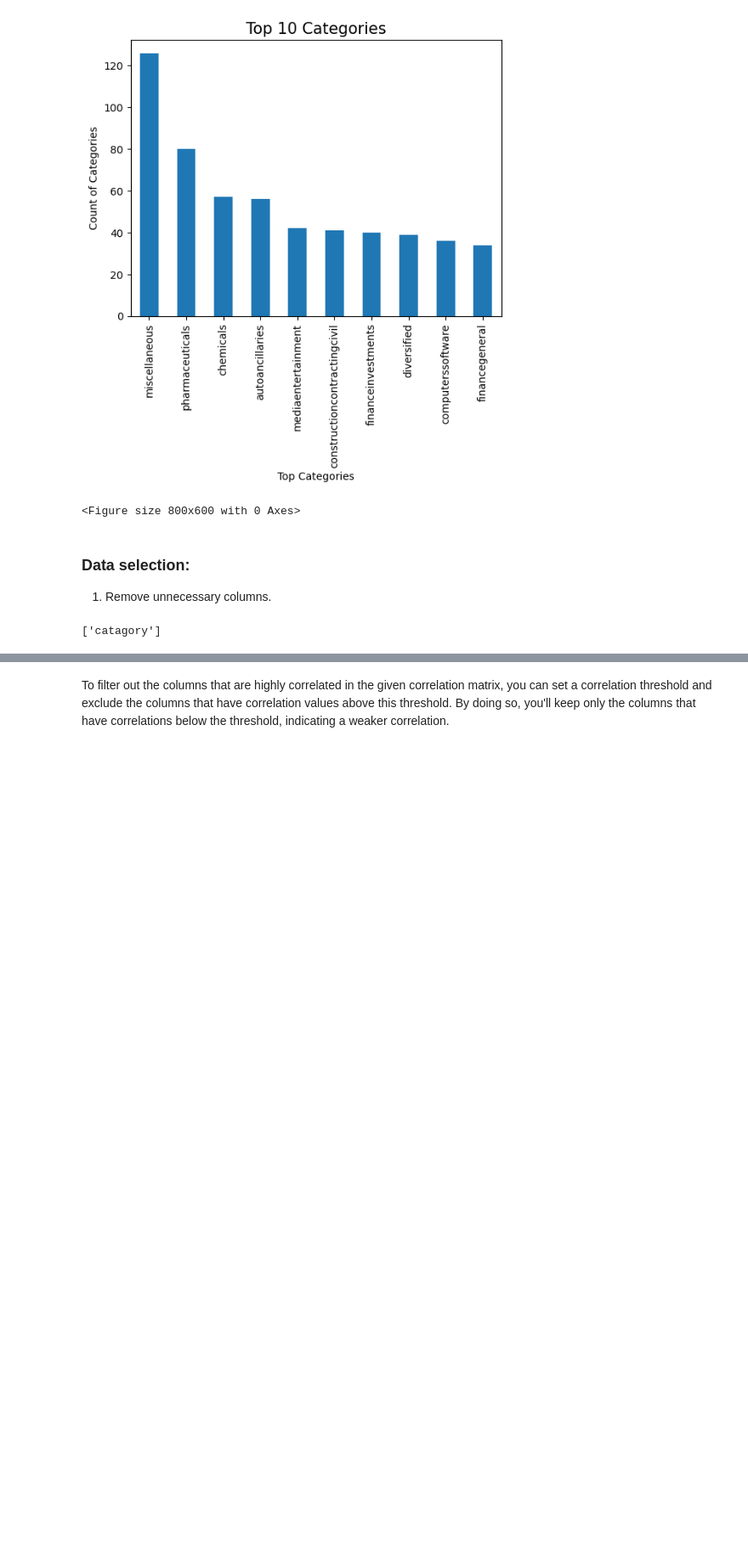
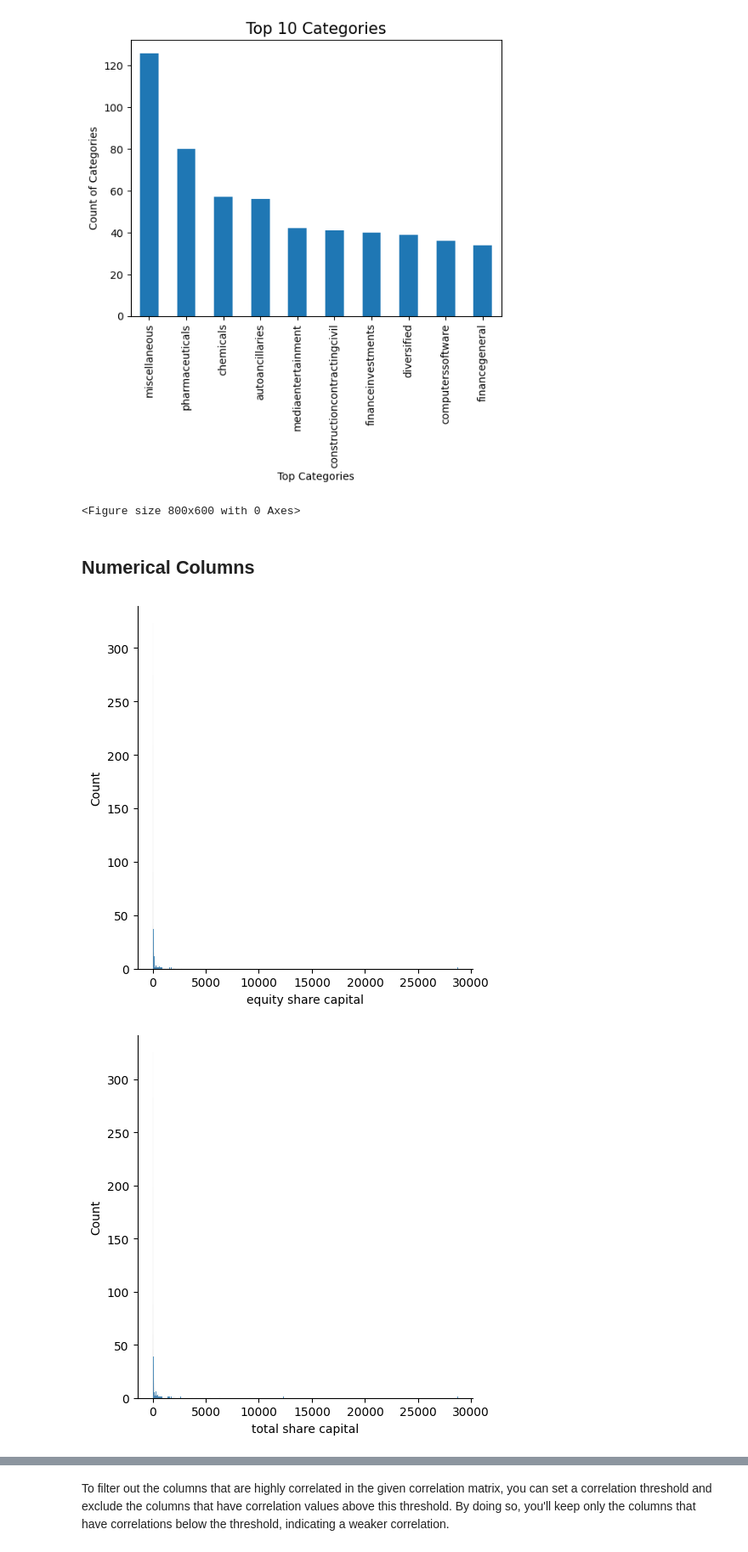
Before and after one commit to Diljitsingh14/NSE-BalanceSheet-Analysis-Clustering, a Jupyter notebook: Non-banking balance sheet analyse.ipynb, the cells around one changed output, grey strips where cells are left out. Shown at 85% size. Saved outputs shown, nothing was run; the diff lists cells and outputs as text; code cells hidden in the pictures; blank space fills up the shorter version.

```diff
--- a/Non-banking balance sheet analyse.ipynb
+++ b/Non-banking balance sheet analyse.ipynb
@@ -232,10 +231,5 @@ financegeneral                   34
 Name: count, dtype: int64
 [figure]
 <Figure size 800x600 with 0 Axes>
-# %% [markdown]
-### Data selection:
-1. Remove unnecessary columns.
-# %%
-cat_cols
-# %% [output]
-['catagory']
+# %% [markdown]
+## Numerical Columns
@@ -241,0 +239,7 @@ cat_cols
+# %%
+for col in numerical_columns[:11]:
+    sns.displot(data=data,x=col)
+    plt.show()
+# %% [output]
+[figure, added]
+[figure, added]
```
Also changed, not shown: parts of 37 cells of this notebook, 1 other file.
